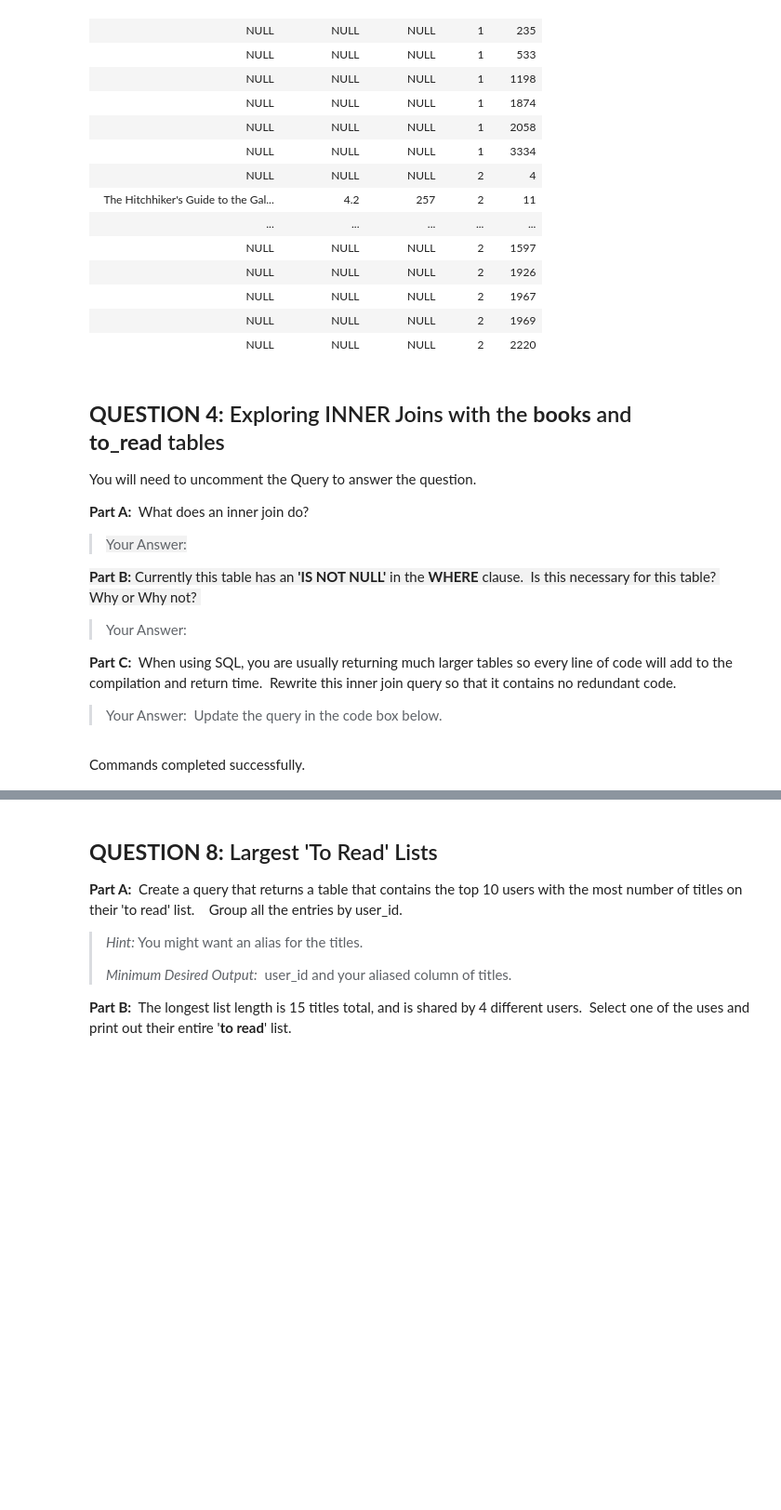
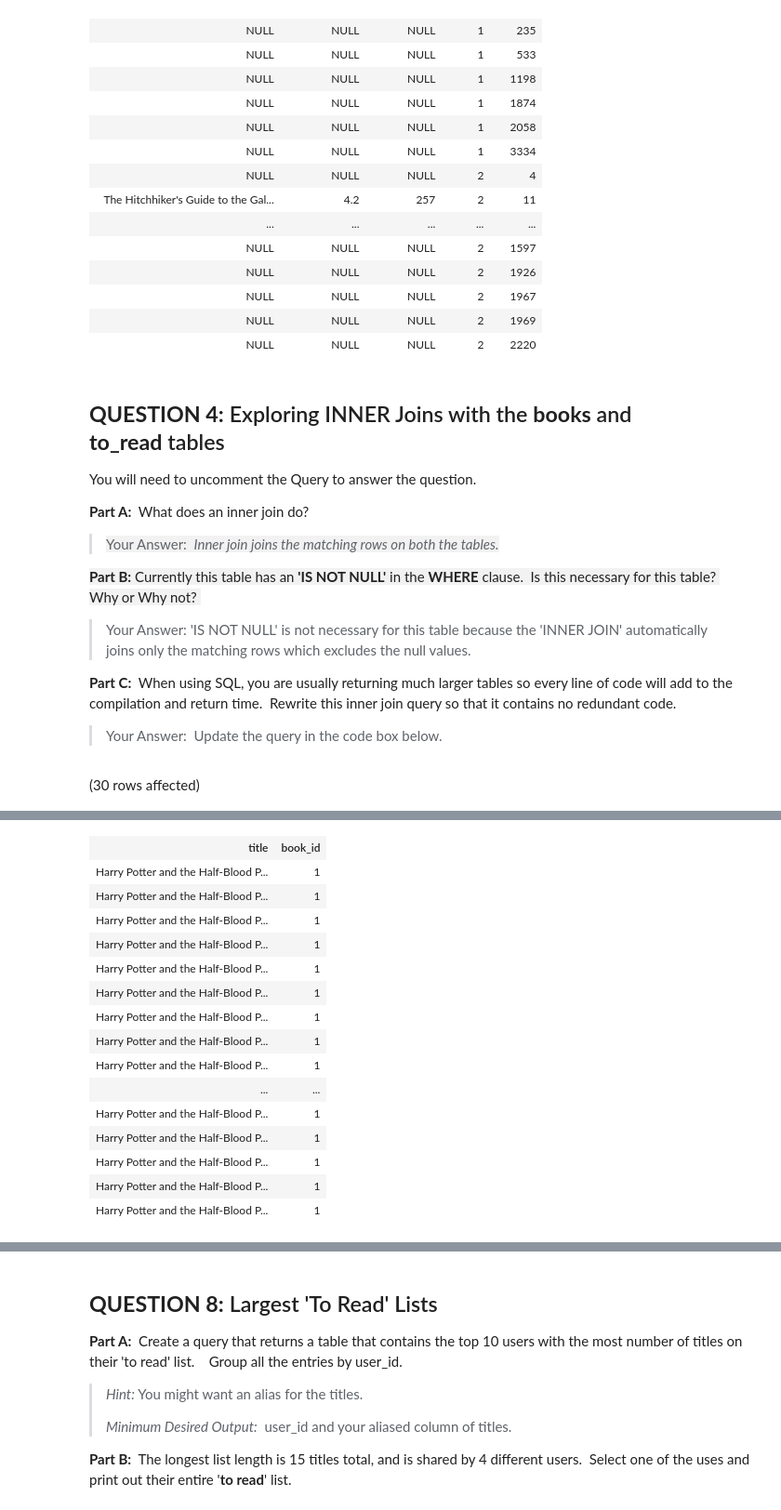
Before and after one commit to AishuSenthil/SQL-Part-3-Exercises, a Jupyter notebook: Notebook-1.ipynb, the cells around one changed output, grey strips where cells are left out. Shown at 93% size. Drawn from its saved outputs; the diff is of its cells as text; code cells hidden in the pictures; blank space fills up the shorter version.

```diff
--- a/Notebook-1.ipynb
+++ b/Notebook-1.ipynb
@@ -138,24 +138,31 @@ You will need to uncomment the Query to answer the question.
 
 **Part A:**  What does an inner join do?
 
-> <span style="background-color: rgba(127, 127, 127, 0.1); font-family: -apple-system, BlinkMacSystemFont, sans-serif;">Your Answer:</span>
+> <span style="background-color: rgba(127, 127, 127, 0.1); font-family: -apple-system, BlinkMacSystemFont, sans-serif;">Your Answer:&nbsp; <i>Inner join joins the matching rows on both the tables.</i></span>
 
 <span style="background-color: rgba(127, 127, 127, 0.1); font-family: -apple-system, BlinkMacSystemFont, sans-serif;"><b>Part B:</b>&nbsp;Currently this table has an <b>'IS NOT NULL'</b> in the <b>WHERE</b> clause.&nbsp; Is this necessary for this table?&nbsp; Why or Why not?&nbsp;</span>
 
-> Your Answer:
+> Your Answer: 'IS NOT NULL' is not necessary for this table because the 'INNER JOIN' automatically joins only the matching rows which excludes the null values.
 
 **Part C:**  When using SQL, you are usually returning much larger tables so every line of code will add to the compilation and return time.  Rewrite this inner join query so that it contains no redundant code.
 
 > Your Answer:  Update the query in the code box below.
 # %%
-/*
--- INNER JOIN
-SELECT TOP 30 b.title, b.average_rating, b.books_count,tr.user_id, tr.book_id
+
+-- -- INNER JOIN
+-- SELECT TOP 30 b.title, b.average_rating, b.books_count,tr.user_id, tr.book_id
+-- FROM BooksDB.dbo.books AS b
+-- INNER JOIN BooksDB.dbo.to_read AS tr
+-- ON b.book_id = tr.book_id
+-- WHERE b.title IS NOT NULL
+-- ORDER BY tr.book_id;
+
+-- -- INNER JOIN
+SELECT TOP 30 b.title,tr.book_id
 FROM BooksDB.dbo.books AS b
 INNER JOIN BooksDB.dbo.to_read AS tr
 ON b.book_id = tr.book_id
 WHERE b.title IS NOT NULL
 ORDER BY tr.book_id;
-*/
 # %% [output]
-Commands completed successfully.
+(30 rows affected)
@@ -163,3 +170,19 @@ Total execution time: 00:00:00.061
+| title | book_id |
+| Harry Potter and the Half-Blood P... | 1 |
+| Harry Potter and the Half-Blood P... | 1 |
+| Harry Potter and the Half-Blood P... | 1 |
+| Harry Potter and the Half-Blood P... | 1 |
+| Harry Potter and the Half-Blood P... | 1 |
+| Harry Potter and the Half-Blood P... | 1 |
+| Harry Potter and the Half-Blood P... | 1 |
+| Harry Potter and the Half-Blood P... | 1 |
+| Harry Potter and the Half-Blood P... | 1 |
+| ... | ... |
+| Harry Potter and the Half-Blood P... | 1 |
+| Harry Potter and the Half-Blood P... | 1 |
+| Harry Potter and the Half-Blood P... | 1 |
+| Harry Potter and the Half-Blood P... | 1 |
+| Harry Potter and the Half-Blood P... | 1 |
 # %% [markdown]
 ## **QUESTION 5:**  Using joins to find the most tagged book and the most popular tag
 
```
Also changed, not shown: parts of 12 cells of this notebook.
